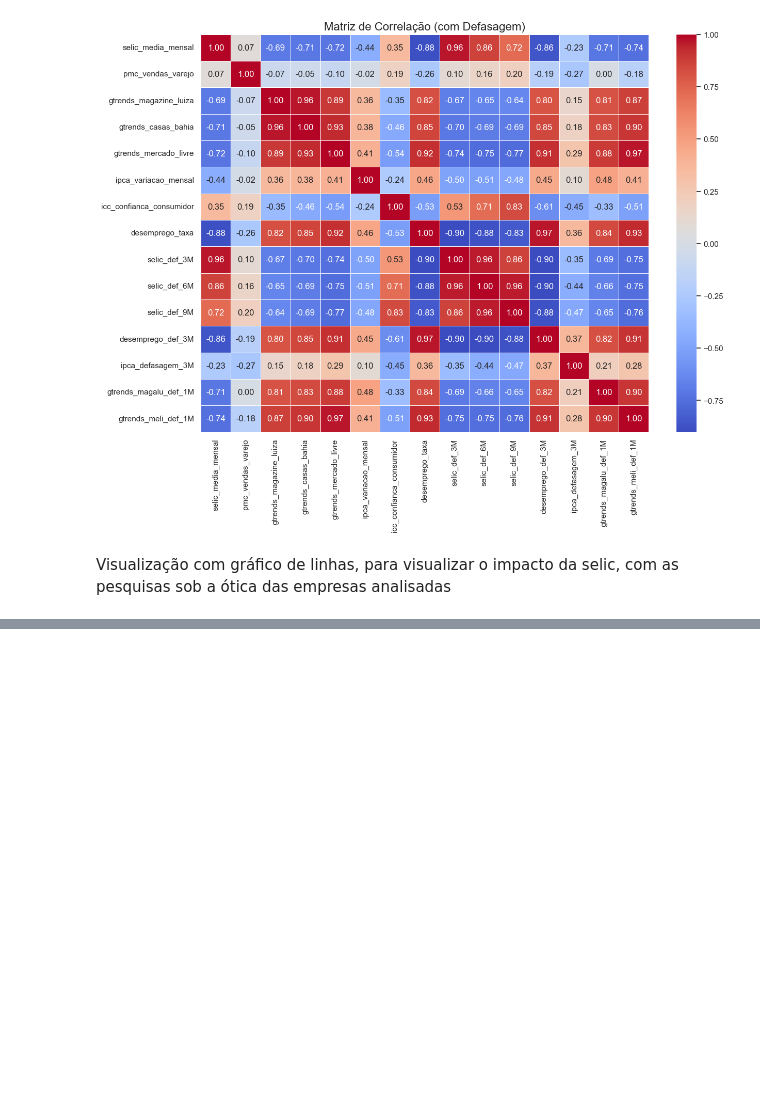
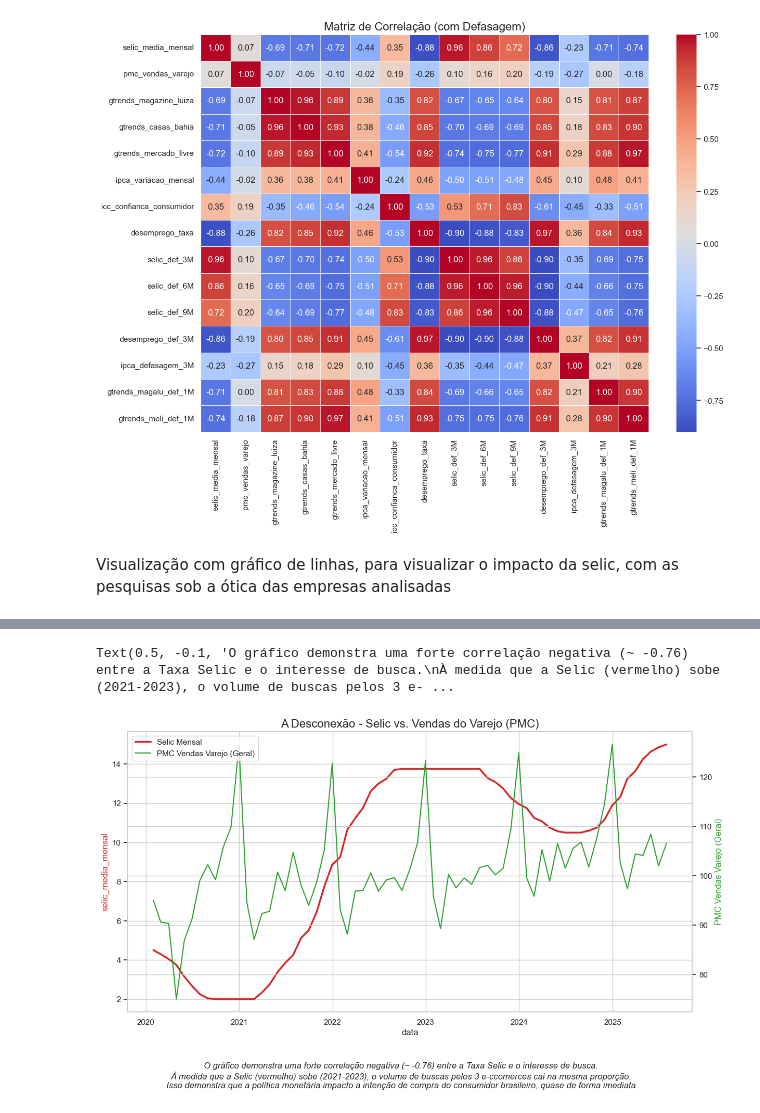
Before and after one commit to ThiagoPBorges/E-commerce-Macroeconomia-BR, a Jupyter notebook: notebooks_/03_exploratory_data_analysis.ipynb, the cells around one changed output, grey strips where cells are left out. Saved outputs shown, nothing was run; the diff lists cells and outputs as text; code cells hidden in the pictures; blank space fills up the shorter version.

```diff
--- a/notebooks_/03_exploratory_data_analysis.ipynb
+++ b/notebooks_/03_exploratory_data_analysis.ipynb
@@ -162,0 +177,51 @@ ax2.legend(lines1 + lines2, labels1 + labels2, loc='upper left')
+# %%
+fig, ax1 = plt.subplots(figsize = (14,7))
+
+# --- Eixo 1 : Selic (Esquerda)
+cor_selic = 'tab:red'
+ax1.set_xlabel('data')
+ax1.set_ylabel('selic_media_mensal', color = cor_selic)
+
+ax1.plot(
+    df.index,
+    df['selic_media_mensal'],
+    color = cor_selic,
+    label = 'Selic Mensal',
+    linewidth=2.5
+)
+
+# --- Eixo 2 : PMC (Direita)
+ax2 = ax1.twinx()
+cor_ax2 = 'tab:green'
+ax2.set_ylabel('PMC Vendas Varejo (Geral)', color=cor_ax2)
+
+ax2.plot(
+        df.index,
+        df['pmc_vendas_varejo'],
+        color= cor_ax2,
+        label= 'PMC Vendas Varejo (Geral)'
+)
+
+plt.title('A Desconexão - Selic vs. Vendas do Varejo (PMC)', fontsize=16)
+
+# Adiciona a legenda (pegando labels de ambos os eixos)
+lines1, labels1 = ax1.get_legend_handles_labels()
+lines2, labels2 = ax2.get_legend_handles_labels()
+ax2.legend(lines1 + lines2, labels1 + labels2, loc='upper left')
+
+conclusão_selic_pmc = (
+    "O gráfico demonstra uma desconexão entre selic e a pesquisa mensal do comércio\n"
+    "Enquanto a Selic (vermelho) sobe (2021-2023), as Vendas não mostram uma tendência de queda clara.\n"
+    "Isso sugere que o índice PMC Geral, por incluir itens essenciais, não é sensível aos juros como a pesquisa / intenção de compra para as empresas."
+)
+
+fig.text(
+    0.5,
+    -0.1,
+    conclusão_selic_gtrends,
+    ha='center',
+    style='italic'
+)
+# %% [output]
+Text(0.5, -0.1, 'O gráfico demonstra uma forte correlação negativa (~ -0.76) entre a Taxa Selic e o interesse de busca.\nÀ medida que a Selic (vermelho) sobe (2021-2023), o volume de buscas pelos 3 e- ...
+[figure, added]
```
Also changed, not shown: parts of 2 cells of this notebook.
